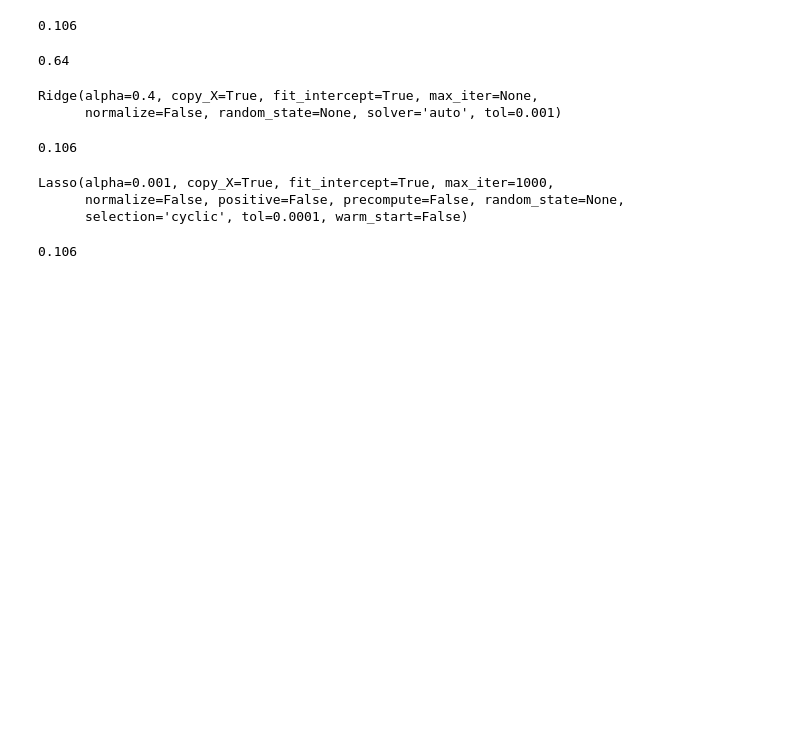
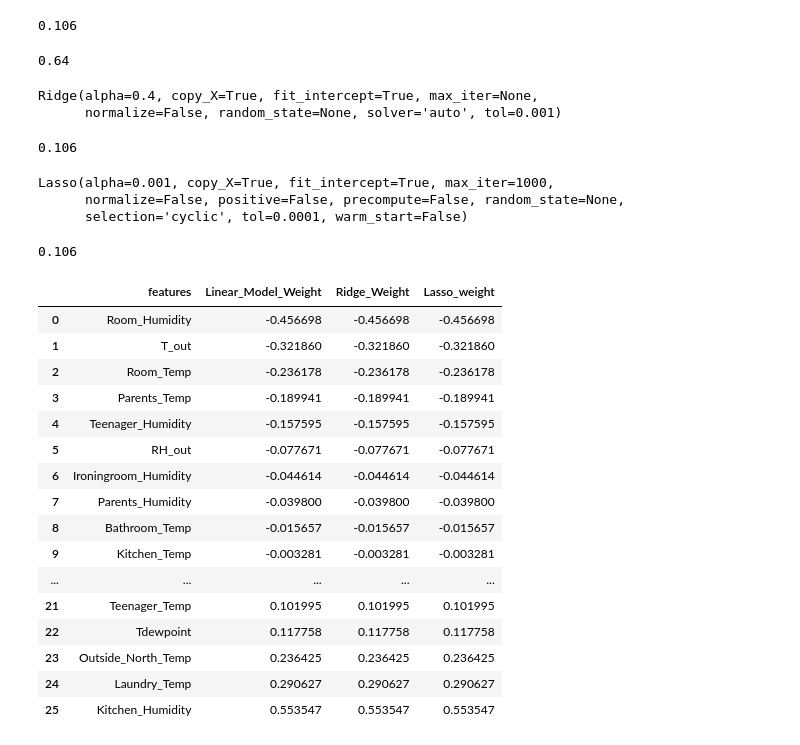
Before and after one commit to ifediM/Hamoye_Lesson2, a Jupyter notebook: ML.ipynb, the cells around one changed output. Cells and saved outputs as stored; diff of their text form; code cells hidden in the pictures; blank space fills up the shorter version.

```diff
--- a/ML.ipynb
+++ b/ML.ipynb
@@ -136,3 +136,38 @@ rmse_2= np.sqrt(mean_squared_error(y_test, predicted_values))
 round(rmse, 3)
 # %% [output]
 0.106
+# %%
+#comparing the effects of regularisation
+def get_weights_df(model, feat, col_name):
+#this function returns the weight of every feature
+    weights = pd.Series(linear_model_1.coef_, feat.columns).sort_values()
+    weights_df = pd.DataFrame(weights).reset_index()
+    weights_df.columns = ['features', col_name]
+    weights_df[col_name].round(3)
+    return weights_df
+
+linear_model_weights = get_weights_df(linear_model_1, x_train, 'Linear_Model_Weight')
+ridge_weights_df = get_weights_df(ridge_reg, x_train, 'Ridge_Weight')
+lasso_weights_df = get_weights_df(lasso_reg, x_train, 'Lasso_weight')
+final_weights = pd.merge(linear_model_weights, ridge_weights_df, on='features')
+final_weights = pd.merge(final_weights, lasso_weights_df, on='features')
+
+final_weights
+# %% [output]
+|  | features | Linear_Model_Weight | Ridge_Weight | Lasso_weight |
+| 0 | Room_Humidity | -0.456698 | -0.456698 | -0.456698 |
+| 1 | T_out | -0.321860 | -0.321860 | -0.321860 |
+| 2 | Room_Temp | -0.236178 | -0.236178 | -0.236178 |
+| 3 | Parents_Temp | -0.189941 | -0.189941 | -0.189941 |
+| 4 | Teenager_Humidity | -0.157595 | -0.157595 | -0.157595 |
+| 5 | RH_out | -0.077671 | -0.077671 | -0.077671 |
+| 6 | Ironingroom_Humidity | -0.044614 | -0.044614 | -0.044614 |
+| 7 | Parents_Humidity | -0.039800 | -0.039800 | -0.039800 |
+| 8 | Bathroom_Temp | -0.015657 | -0.015657 | -0.015657 |
+| 9 | Kitchen_Temp | -0.003281 | -0.003281 | -0.003281 |
+| ... | ... | ... | ... | ... |
+| 21 | Teenager_Temp | 0.101995 | 0.101995 | 0.101995 |
+| 22 | Tdewpoint | 0.117758 | 0.117758 | 0.117758 |
+| 23 | Outside_North_Temp | 0.236425 | 0.236425 | 0.236425 |
+| 24 | Laundry_Temp | 0.290627 | 0.290627 | 0.290627 |
+| 25 | Kitchen_Humidity | 0.553547 | 0.553547 | 0.553547 |
```
